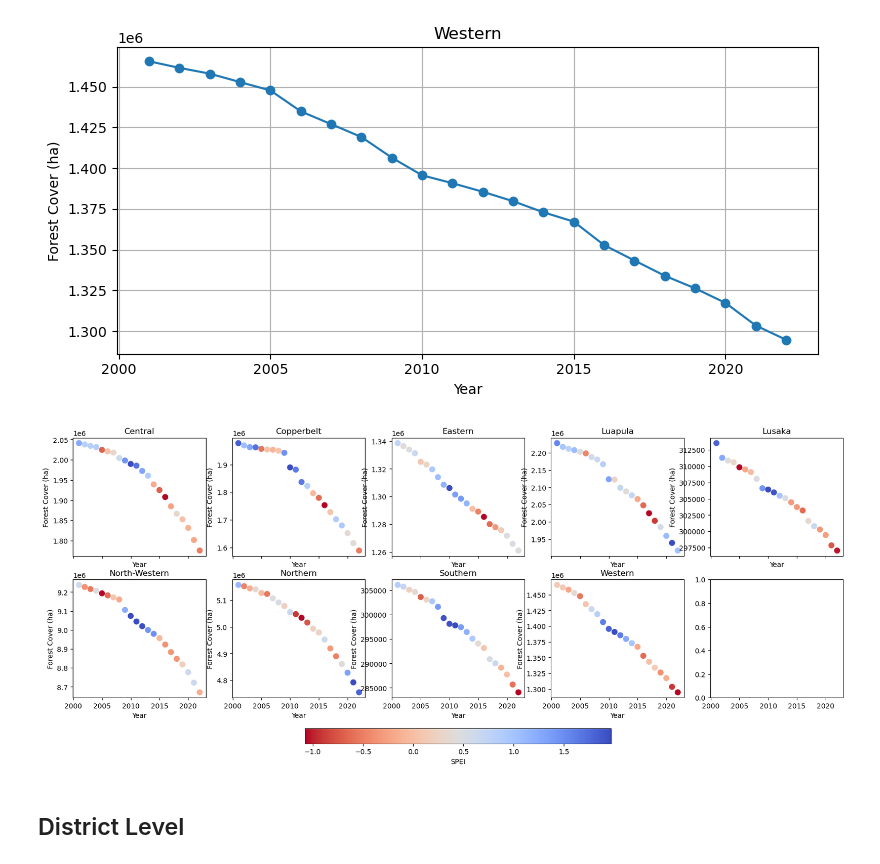
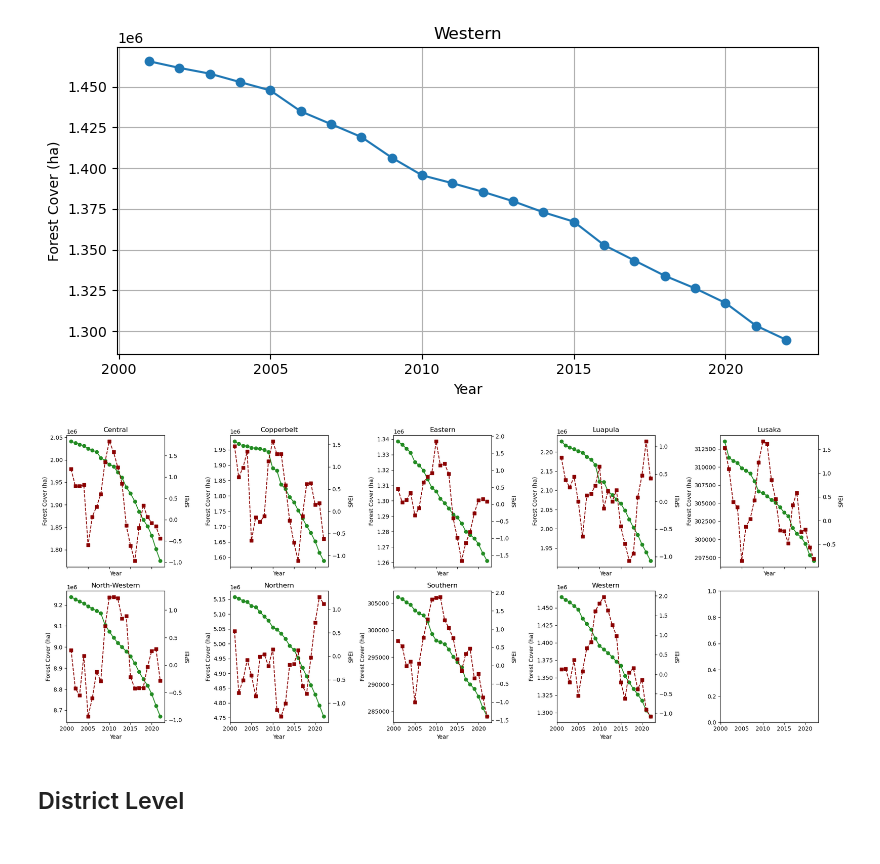
Before and after one commit to annamwaller/zambia, a Jupyter notebook: Hansen_FC.ipynb, the cells around one changed output. Cells and saved outputs as stored; diff of their text form; code cells hidden in the pictures.

```diff
--- a/Hansen_FC.ipynb
+++ b/Hansen_FC.ipynb
@@ -46,6 +46,7 @@ baseline_dict = {
     f['properties']['province']: f['properties']['baseline_m2'] or 0 for f in baseline['features']
 }
 
+previous_forest_m2 = {p: baseline_dict.get(p, 0) for p in baseline_dict}
 cumulative_loss_m2 = {}
 
 # create empty list to store data
@@ -84,21 +85,27 @@ for year in range(2001, 2023):
         province = properties['province']
         loss_m2 = properties['loss_m2'] or 0
 
+        previous_m2 = previous_forest_m2.get(province, 0)
         cumulative_loss_m2[province] = cumulative_loss_m2.get(province, 0) + loss_m2
 
         # compute remaining forest cover
-        baseline_m2 = baseline_dict.get(province, 0)
-        remaining_m2 = baseline_m2 - cumulative_loss_m2[province]
+        remaining_m2 = previous_m2 - loss_m2
         remaining_ha = max(remaining_m2 / 10000, 0)
+
+        annual_percent_loss = (loss_m2 / previous_m2 * 100) if previous_m2 > 0 else 0
+
+        previous_forest_m2[province] = remaining_m2
 
         results.append({
             'province': province,
             'year': year,
-            'forest_cover_ha': remaining_ha
+            'forest_cover_ha': remaining_ha,
+            'loss_m2': loss_m2,
+            'percent_loss_annual': annual_percent_loss
         })
 
 df_cover = pd.DataFrame(results)
-df_cover.to_csv('province_forest_cover.csv', index=False)
+#df_cover.to_csv('province_forest_cover.csv', index=False)
 # %% [markdown]
 ### Plot
 # %%
@@ -128,41 +136,44 @@ for province in provinces:
 [figure]
 [figure]
 # %%
+import pandas as pd
 spei = pd.read_csv('./province_spei_average.csv', parse_dates=['date'])
 
 # convert spei data to long format
 spei_long = spei.melt(id_vars='date', var_name='province', value_name='spei')
 spei_long['year'] = spei_long['date'].dt.year
 spei_long['spei'] = spei_long['spei'].interpolate()
 
 # aggregate SPEI to annual mean
 spei_annual = spei_long.groupby(['province', 'year'])['spei'].mean().reset_index()
 
 # merge dataframes
 merged_df = pd.merge(spei_annual, df, on=['province', 'year'])
 
 # get unique province names
 provinces = merged_df['province'].unique()
 
 # create panel plot
-fig, axes = plt.subplots(nrows=2, ncols=5, figsize=(20,8), sharex=True, sharey=False)
+fig, axes = plt.subplots(nrows=2, ncols=5, figsize=(20,8), sharex=True)
 axes = axes.flatten()
 
 for i, province in enumerate(provinces[:10]):
-    ax = axes[i]
+    ax1 = axes[i]
     subset = merged_df[merged_df['province'] == province].sort_values('year')
-    sc = ax.scatter(subset['year'], subset['forest_cover_ha'], c=subset['spei'], cmap='coolwarm_r', s=60)
-    ax.set_title(province)
-    ax.set_xlabel('Year')
-    ax.set_ylabel('Forest Cover (ha)')
+    ax1.plot(subset['year'], subset['forest_cover_ha'], color='forestgreen', marker='o', label='Forest Cover')
+    ax1.set_ylabel('Forest Cover (ha)')
+    ax1.tick_params(axis='y')
+    ax2 = ax1.twinx()
+    ax2.plot(subset['year'], subset['spei'], color='darkred', marker='s', linestyle='--', label='SPEI')
+    ax2.set_ylabel('SPEI')
+    ax2.tick_params(axis='y')
+    ax1.set_title(province)
+    ax1.set_xlabel('Year')
 
-cbar = fig.colorbar(sc, ax=axes.ravel().tolist(), orientation='horizontal', fraction=0.05, pad=0.1)
-cbar.set_label('SPEI')
-
-#plt.tight_layout()
+plt.tight_layout()
 plt.show()
 # %% [output]
-[figure, old version]
+[figure, new version]
 # %% [markdown]
 ## District Level
 # %%
```
Also changed, not shown: parts of 5 cells of this notebook.
